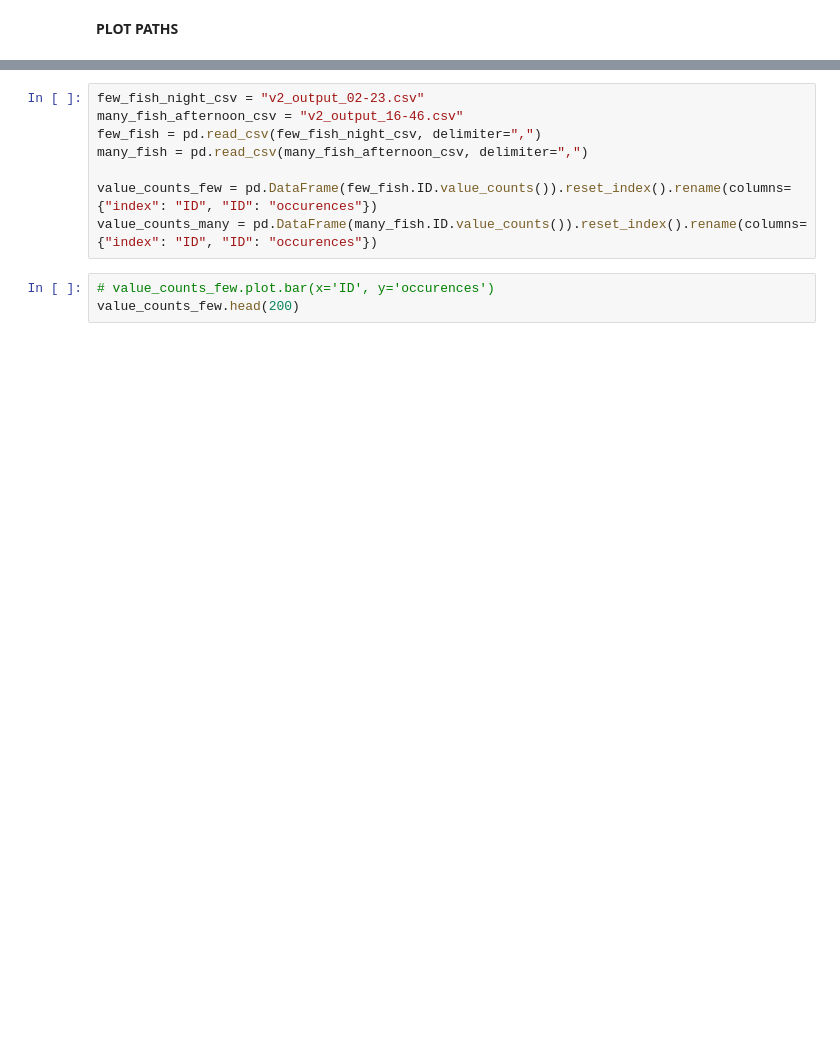
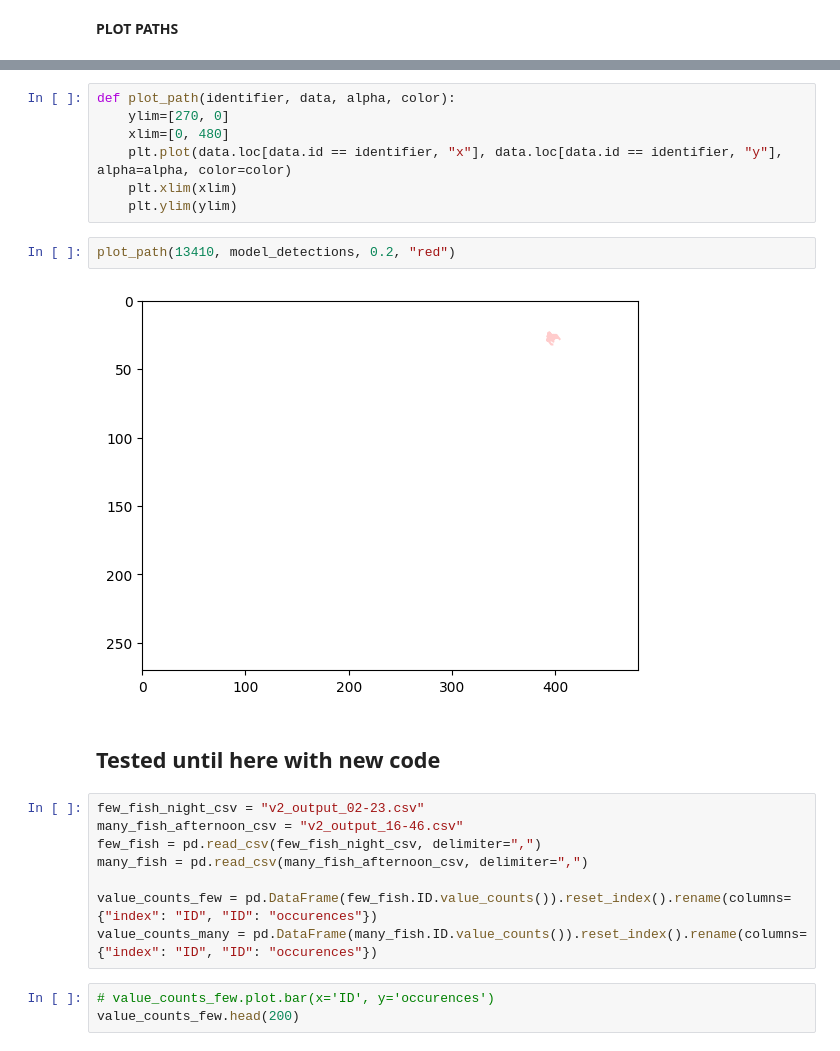
Before and after one commit to axpogroup/AXH-SonarFish, a Jupyter notebook: analysis/1_productionalization/classification_prototyping/classification_prototyping.ipynb, the cells around one changed output, grey strips where cells are left out. Cells and saved outputs as stored; diff of their text form; blank space fills up the shorter version.

```diff
--- a/analysis/1_productionalization/classification_prototyping/classification_prototyping.ipynb
+++ b/analysis/1_productionalization/classification_prototyping/classification_prototyping.ipynb
@@ -79,3 +88,16 @@ plt.show()
+# %%
+def plot_path(identifier, data, alpha, color):
+    ylim=[270, 0]
+    xlim=[0, 480]
+    plt.plot(data.loc[data.id == identifier, "x"], data.loc[data.id == identifier, "y"], alpha=alpha, color=color)
+    plt.xlim(xlim)
+    plt.ylim(ylim)
+# %%
+plot_path(13410, model_detections, 0.2, "red")
+# %% [output]
+[figure, added]
+# %% [markdown]
+## Tested until here with new code
 # %%
 few_fish_night_csv = "v2_output_02-23.csv"
 many_fish_afternoon_csv = "v2_output_16-46.csv"
```
Also changed, not shown: parts of 9 cells of this notebook, 4 other files.
